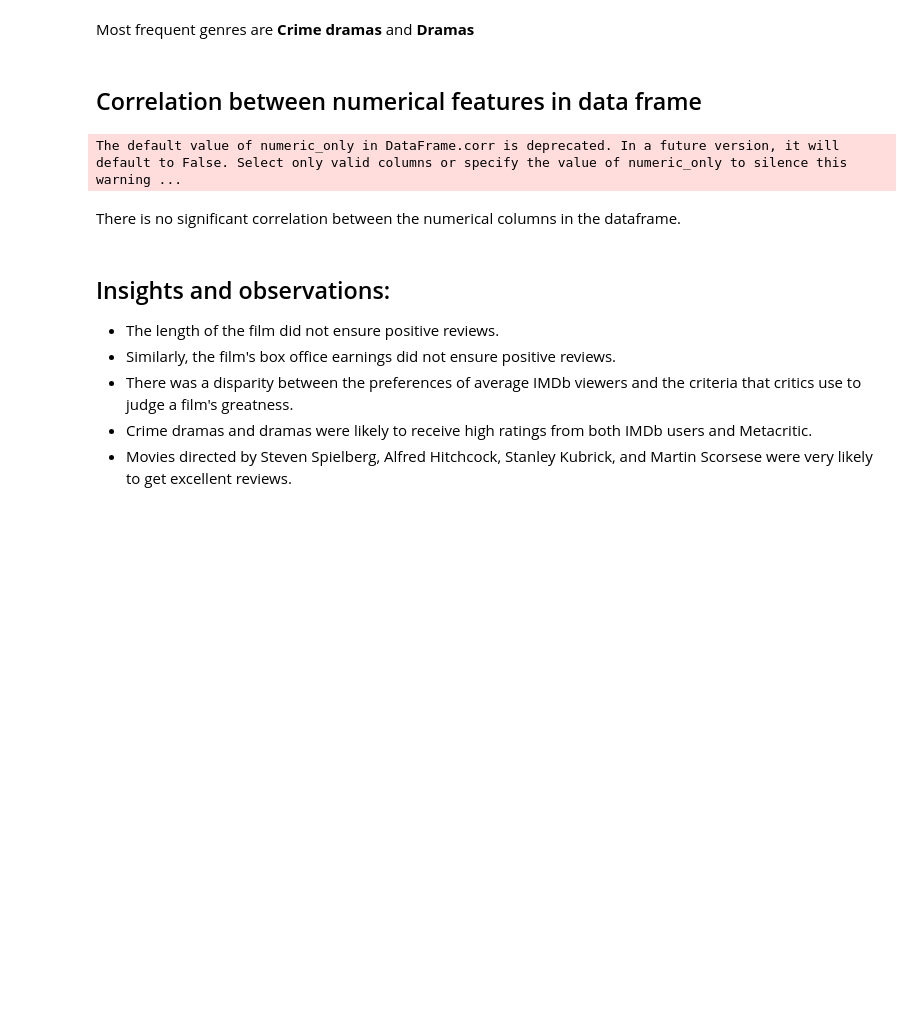
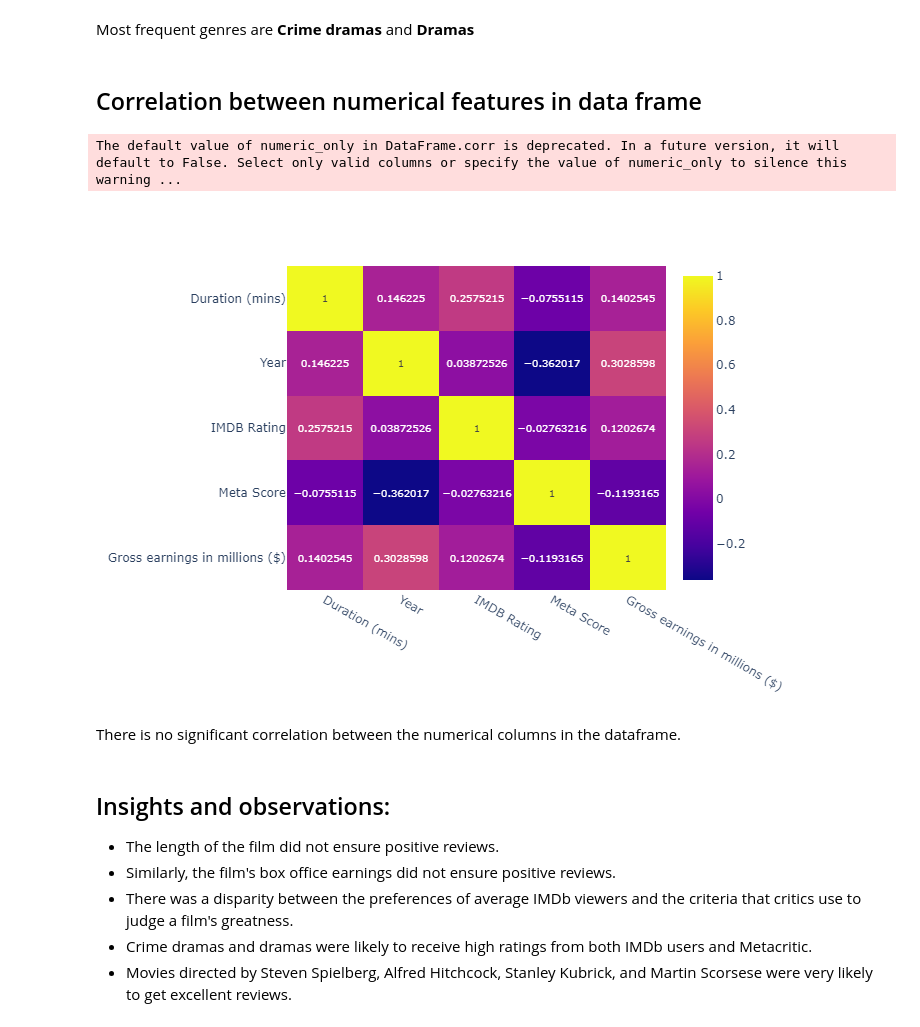
Before and after one commit to Damiieibikun/Python-Data-visualization-on-Top-500-movies-IMDb, a Jupyter notebook: Top500_movie_ratings.ipynb, the cells around one changed output. Saved outputs shown, nothing was run; the diff lists cells and outputs as text; code cells hidden in the pictures; blank space fills up the shorter version.

```diff
--- a/Top500_movie_ratings.ipynb
+++ b/Top500_movie_ratings.ipynb
@@ -454,10 +454,11 @@ Most frequent genres are **Crime dramas** and **Dramas**
 ## Correlation between numerical features in data frame
 # %%
 fig = px.imshow(data_frame.corr(), text_auto = True, aspect="auto")
-fig.write_image('fig.svg', engine='kaleido')
-fig.show('svg')
+fig.write_image('fig.png', engine='kaleido')
+fig.show('png')
 # %% [output]
 The default value of numeric_only in DataFrame.corr is deprecated. In a future version, it will default to False. Select only valid columns or specify the value of numeric_only to silence this warning ...
+[figure, added]
 # %% [markdown]
 There is no significant correlation between the numerical columns in the dataframe.
 # %% [markdown]
```
